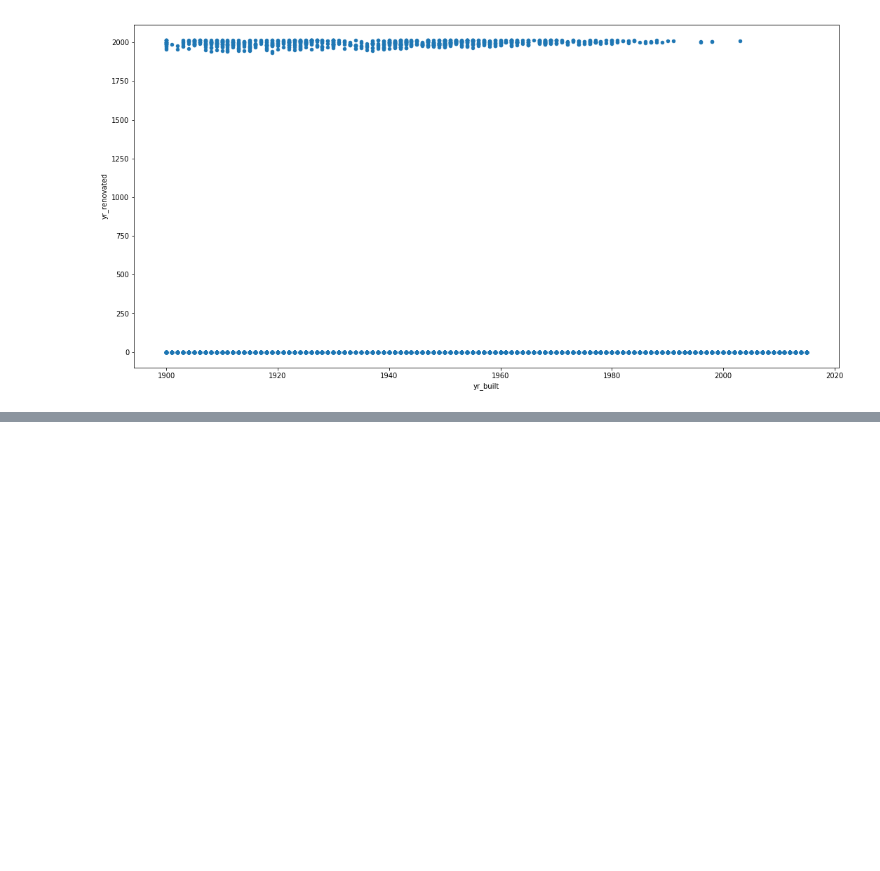
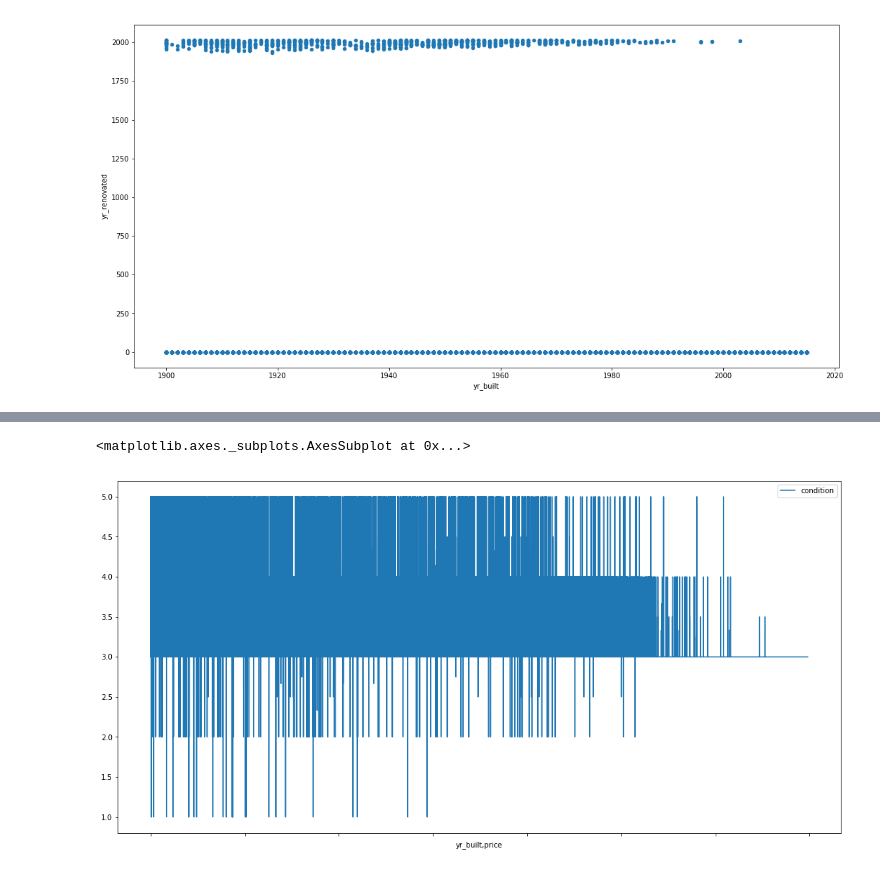
Before and after one commit to dhrumil24patel/NEU_Assignments, a Jupyter notebook: ADS/assignment-1/my_notebook.ipynb, the cells around one changed output, grey strips where cells are left out. Drawn from its saved outputs; the diff is of its cells as text; code cells hidden in the pictures; blank space fills up the shorter version.

```diff
--- a/ADS/assignment-1/my_notebook.ipynb
+++ b/ADS/assignment-1/my_notebook.ipynb
@@ -665,5 +650,4 @@ df.plot.scatter(x= 'yr_built',y = 'yr_renovated')
 <matplotlib.axes._subplots.AxesSubplot at 0x...>
 [figure]
 # %%
-impute_grps = df.pivot_table(values=["condition"], index=["yr_built","price","sqft_living"], aggfunc=np.mean)
-print (impute_grps)
+grouping_pivot = pd.pivot_table(df, values='condition', index=['yr_built','price'])
@@ -687,0 +676,5 @@ yr_built price     sqft_living
+# %%
+grouping_pivot.plot()
+# %% [output]
+<matplotlib.axes._subplots.AxesSubplot at 0x...>
+[figure, added]
```
Also changed, not shown: parts of 20 cells of this notebook, 3 other files.
